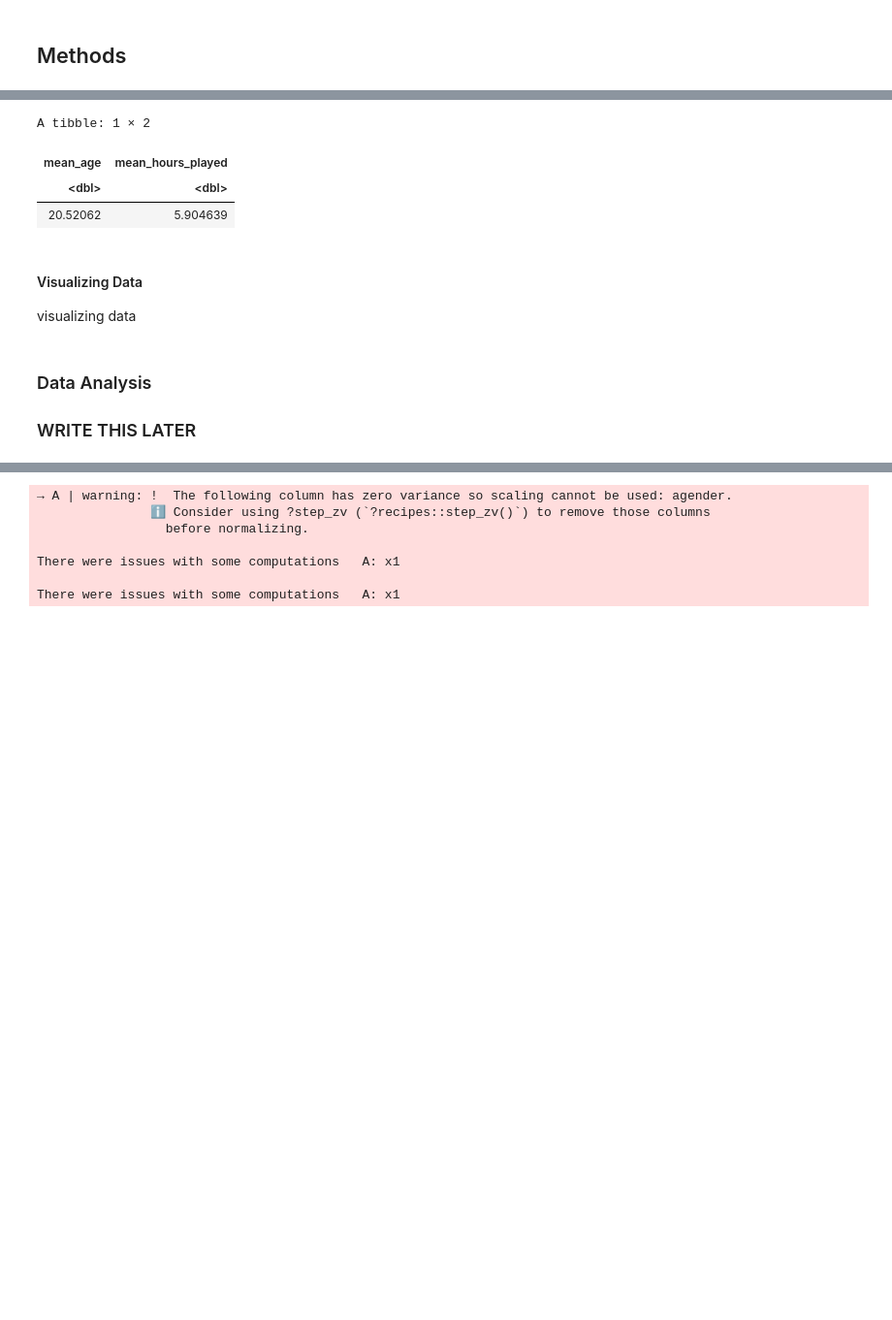
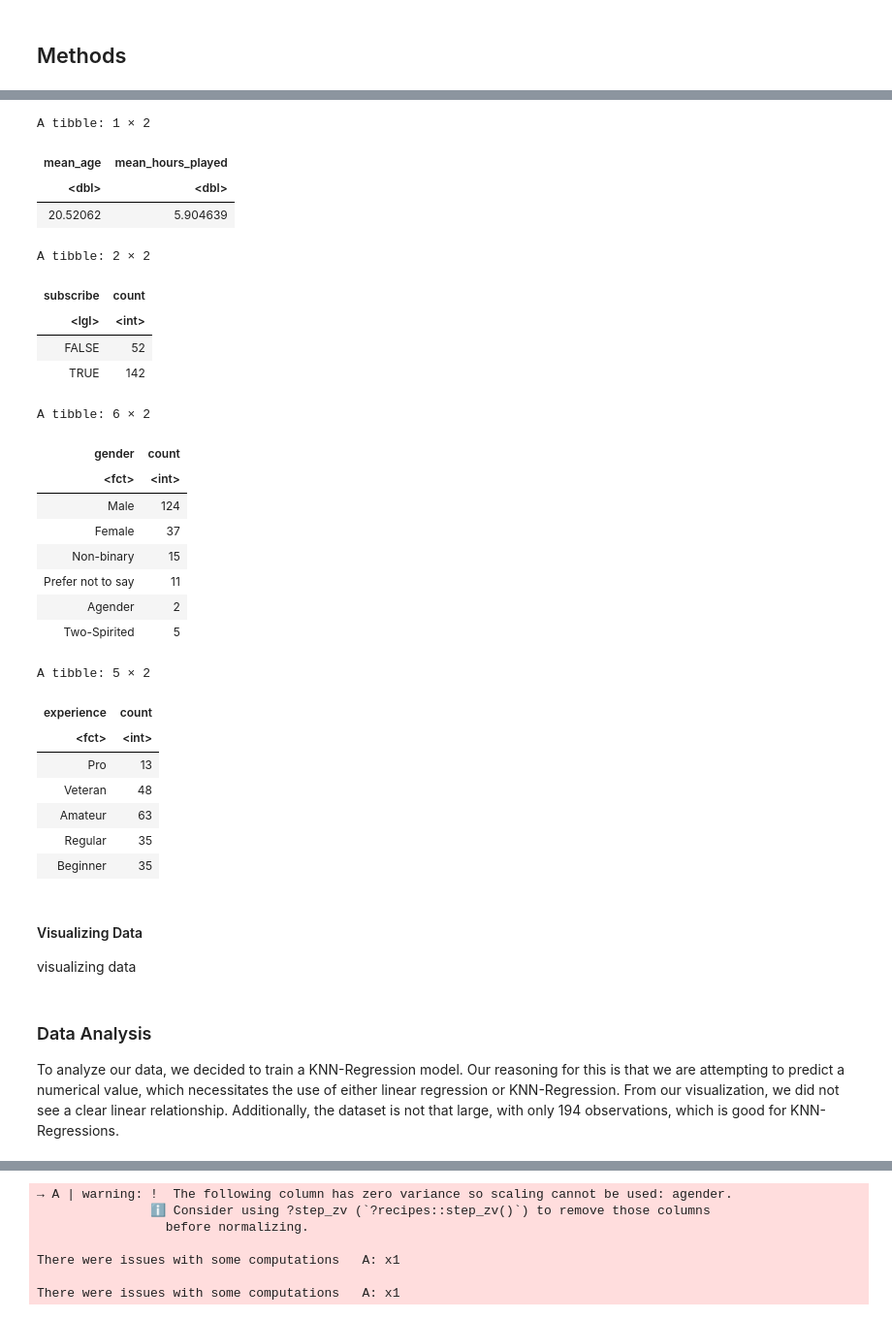
Before and after one commit to JasonCai0522/DSCI100_Group_Project, a Jupyter notebook: Project Report.ipynb, the cells around one changed output, grey strips where cells are left out. Shown: that part at 97% size. Saved outputs shown, nothing was run; the diff lists cells and outputs as text; code cells hidden in the pictures; blank space fills up the shorter version.

```diff
--- a/Project Report.ipynb
+++ b/Project Report.ipynb
@@ -121,15 +123,51 @@ A tibble: 194 × 13
 # %%
-
 mean_values <- summarize(player_data_dummy,
         mean_age = mean(age, na.rm = TRUE),
         mean_hours_played = mean(played_hours, na.rm = TRUE))
 
+subscribe_count <- player_data_tidy |>
+    group_by(subscribe) |>
+    summarize(count = n())
+
+gender_count <- player_data_tidy |>
+    group_by(gender) |>
+    summarize(count = n())
+
+experience_count <- player_data_tidy |>
+    group_by(experience) |>
+    summarize(count = n())
+
 mean_values
+subscribe_count
+gender_count
+experience_count
 # %% [output]
 A tibble: 1 × 2
 | mean_age | mean_hours_played |
 | <dbl> | <dbl> |
 | 20.52062 | 5.904639 |
+A tibble: 2 × 2
+| subscribe | count |
+| <lgl> | <int> |
+| FALSE | 52 |
+| TRUE | 142 |
+A tibble: 6 × 2
+| gender | count |
+| <fct> | <int> |
+| Male | 124 |
+| Female | 37 |
+| Non-binary | 15 |
+| Prefer not to say | 11 |
+| Agender | 2 |
+| Two-Spirited | 5 |
+A tibble: 5 × 2
+| experience | count |
+| <fct> | <int> |
+| Pro | 13 |
+| Veteran | 48 |
+| Amateur | 63 |
+| Regular | 35 |
+| Beginner | 35 |
 # %% [markdown]
 #### Visualizing Data
 
@@ -137,5 +175,4 @@ A tibble: 1 × 2
 visualizing data
 # %% [markdown]
 ### Data Analysis
-
-### WRITE THIS LATER
+To analyze our data, we decided to train a KNN-Regression model. Our reasoning for this is that we are attempting to predict a numerical value, which necessitates the use of either linear regression or KNN-Regression. From our visualization, we did not see a clear linear relationship. Additionally, the dataset is not that large, with only 194 observations, which is good for KNN-Regressions.
```
Also changed, not shown: parts of 18 cells of this notebook.
